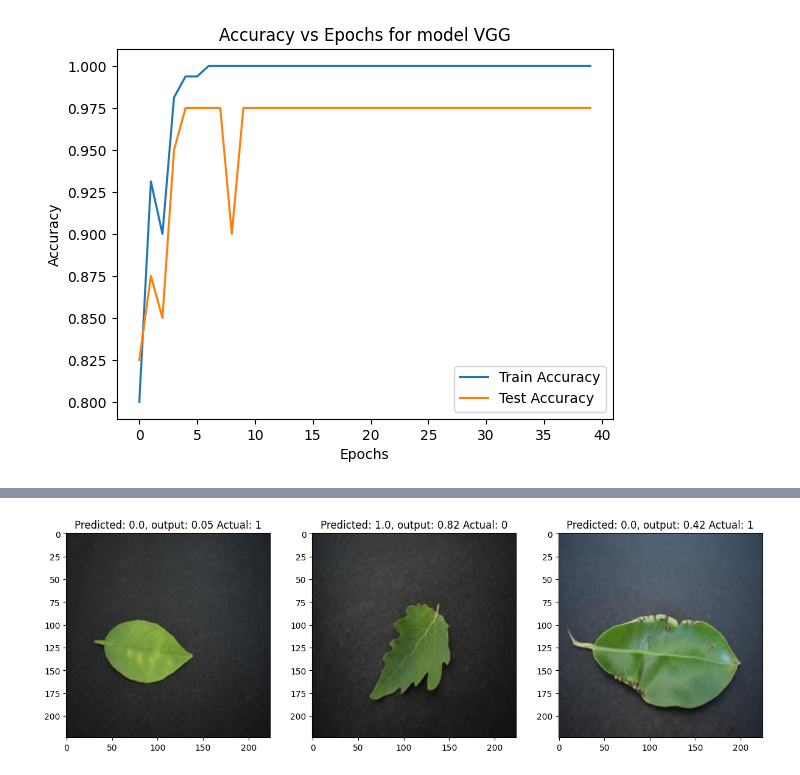
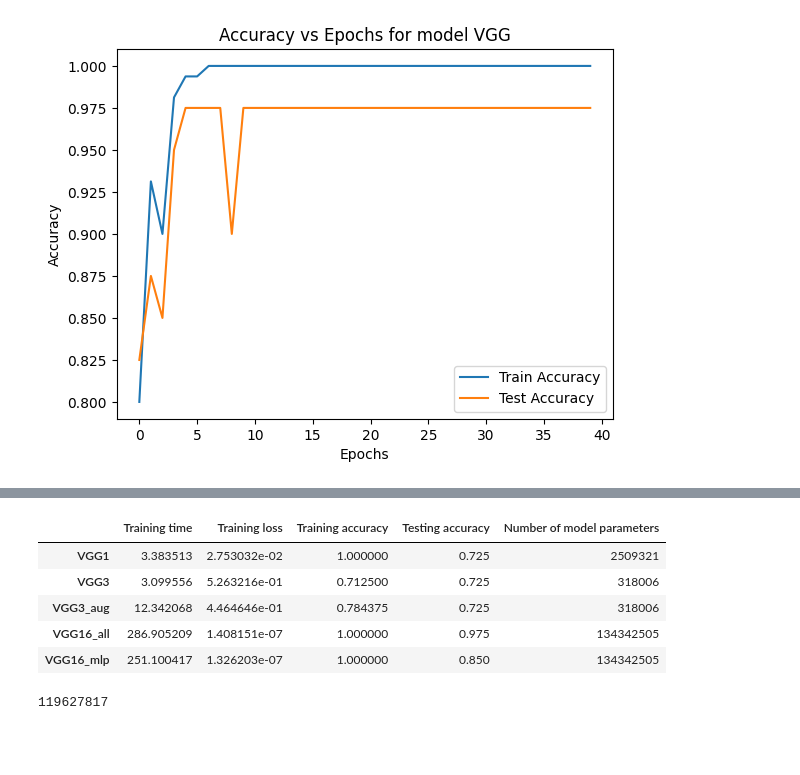
Before and after one commit to HarinarayanJ/ML-Assignment-4, a Jupyter notebook: arch.ipynb, the cells around one changed output, grey strips where cells are left out. Saved outputs shown, nothing was run; the diff lists cells and outputs as text; code cells hidden in the pictures; blank space fills up the shorter version.

```diff
--- a/arch.ipynb
+++ b/arch.ipynb
@@ -621,4 +651,21 @@ plt.show()
-# %%
-view_misclassified(vgg16, transform)
-# %% [output]
-[figure, removed]
+# %%
+dic["VGG16_all"].append(sum(p.numel() for p in vgg16.parameters()))
+dic["VGG16_mlp"].append(sum(p.numel() for p in vgg16_m.parameters()))
+# %%
+import pandas as pd
+
+columns = ['Training time', 'Training loss', 'Training accuracy', 'Testing accuracy', 'Number of model parameters']
+
+df = pd.DataFrame.from_dict(dic, orient='index', columns=columns)
+df
+# %% [output]
+|  | Training time | Training loss | Training accuracy | Testing accuracy | Number of model parameters |
+| VGG1 | 3.383513 | 2.753032e-02 | 1.000000 | 0.725 | 2509321 |
+| VGG3 | 3.099556 | 5.263216e-01 | 0.712500 | 0.725 | 318006 |
+| VGG3_aug | 12.342068 | 4.464646e-01 | 0.784375 | 0.725 | 318006 |
+| VGG16_all | 286.905209 | 1.408151e-07 | 1.000000 | 0.975 | 134342505 |
+| VGG16_mlp | 251.100417 | 1.326203e-07 | 1.000000 | 0.850 | 134342505 |
+# %%
+(sum(p.numel() for p in vgg16_m.classifier.parameters()))
+# %% [output]
+119627817
```
Also changed, not shown: parts of 5 cells of this notebook, 1 other file.
